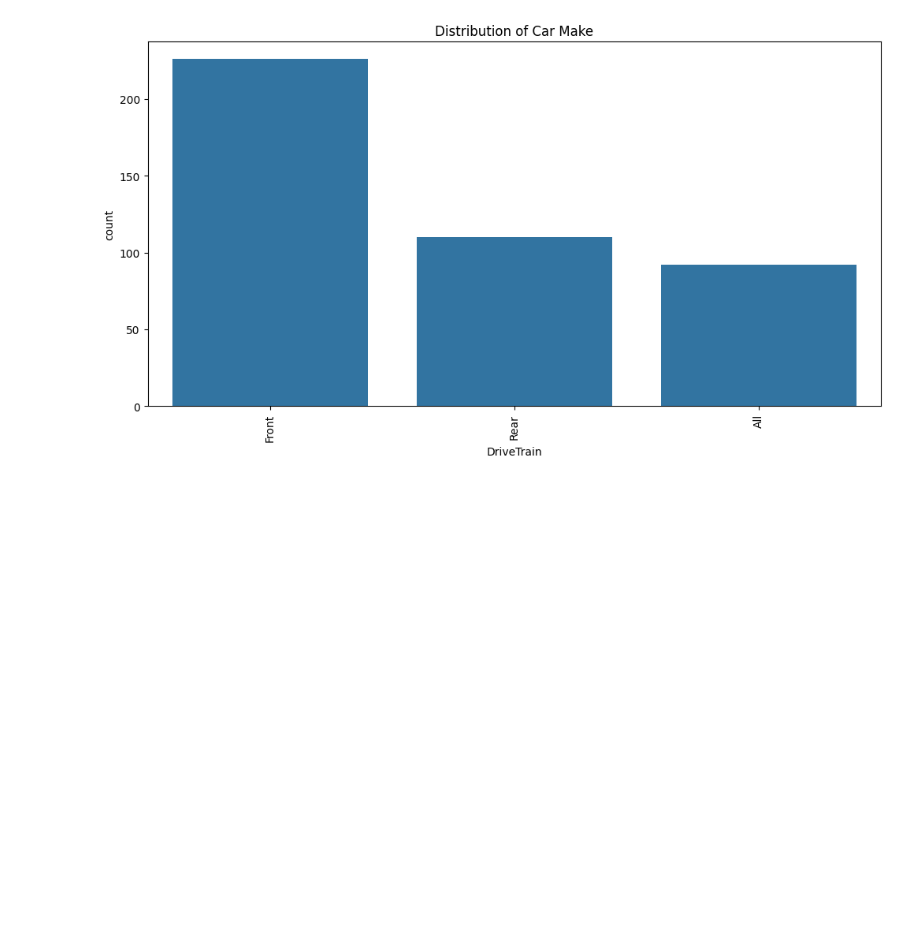
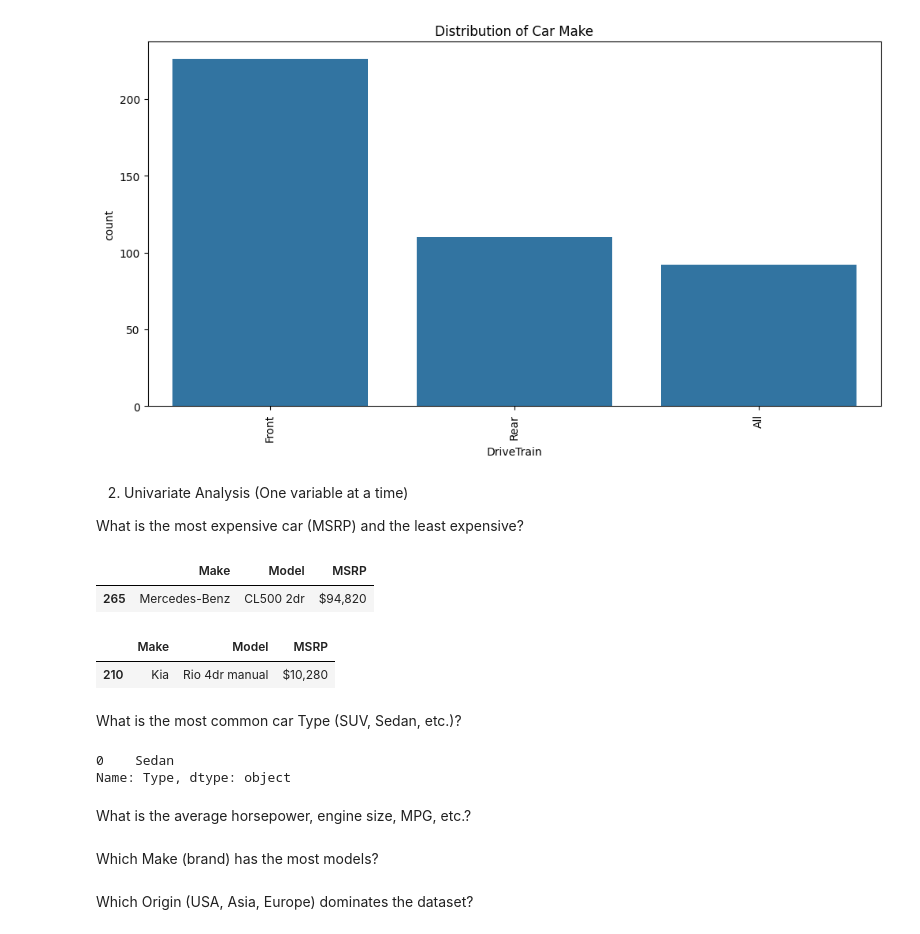
Before and after one commit to trailokya-world/Car-Data-Analysis, a Jupyter notebook: car_data_analysis/car_data_analysis.ipynb, the cells around one changed output. Cells and saved outputs as stored; diff of their text form; code cells hidden in the pictures; blank space fills up the shorter version.

```diff
--- a/car_data_analysis/car_data_analysis.ipynb
+++ b/car_data_analysis/car_data_analysis.ipynb
@@ -164,3 +164,32 @@ plt.show()
 [figure]
 [figure]
 [figure]
+# %% [markdown]
+2. Univariate Analysis (One variable at a time)
+
+What is the most expensive car (MSRP) and the least expensive?
+# %%
+data["MSRP"]=data["MSRP"].convert_dtypes("float")
+# %%
+data[["Make","Model","MSRP"]][data["MSRP"]==data["MSRP"].max()]
+# %% [output]
+|  | Make | Model | MSRP |
+| 265 | Mercedes-Benz | CL500 2dr | $94,820 |
+# %%
+data[["Make","Model","MSRP"]][data["MSRP"]==data["MSRP"].min()]
+# %% [output]
+|  | Make | Model | MSRP |
+| 210 | Kia | Rio 4dr manual | $10,280 |
+# %% [markdown]
+What is the most common car Type (SUV, Sedan, etc.)?
+# %%
+data["Type"].mode()
+# %% [output]
+0    Sedan
+Name: Type, dtype: object
+# %% [markdown]
+What is the average horsepower, engine size, MPG, etc.?
+# %% [markdown]
+Which Make (brand) has the most models?
+# %% [markdown]
+Which Origin (USA, Asia, Europe) dominates the dataset?
```
